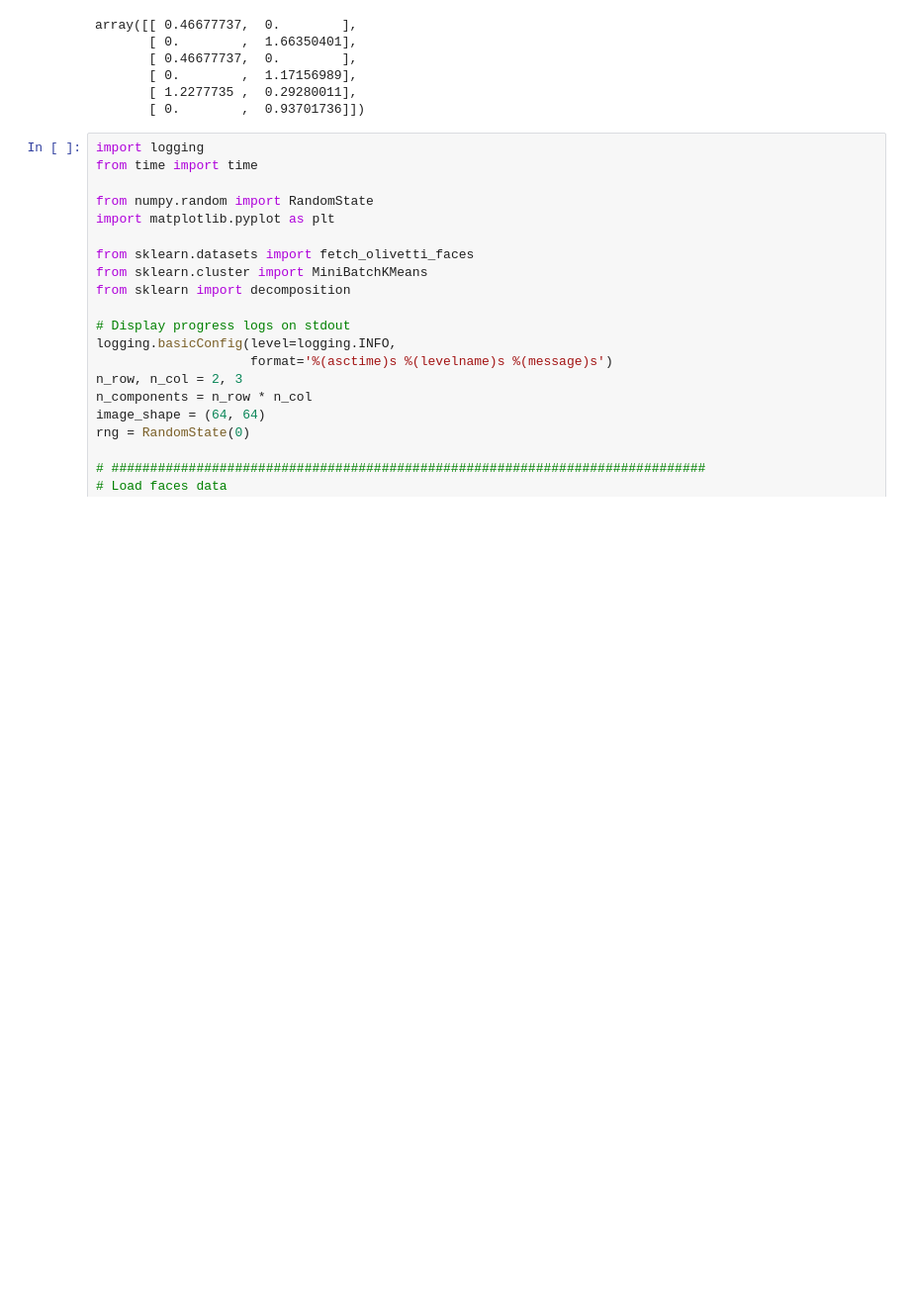
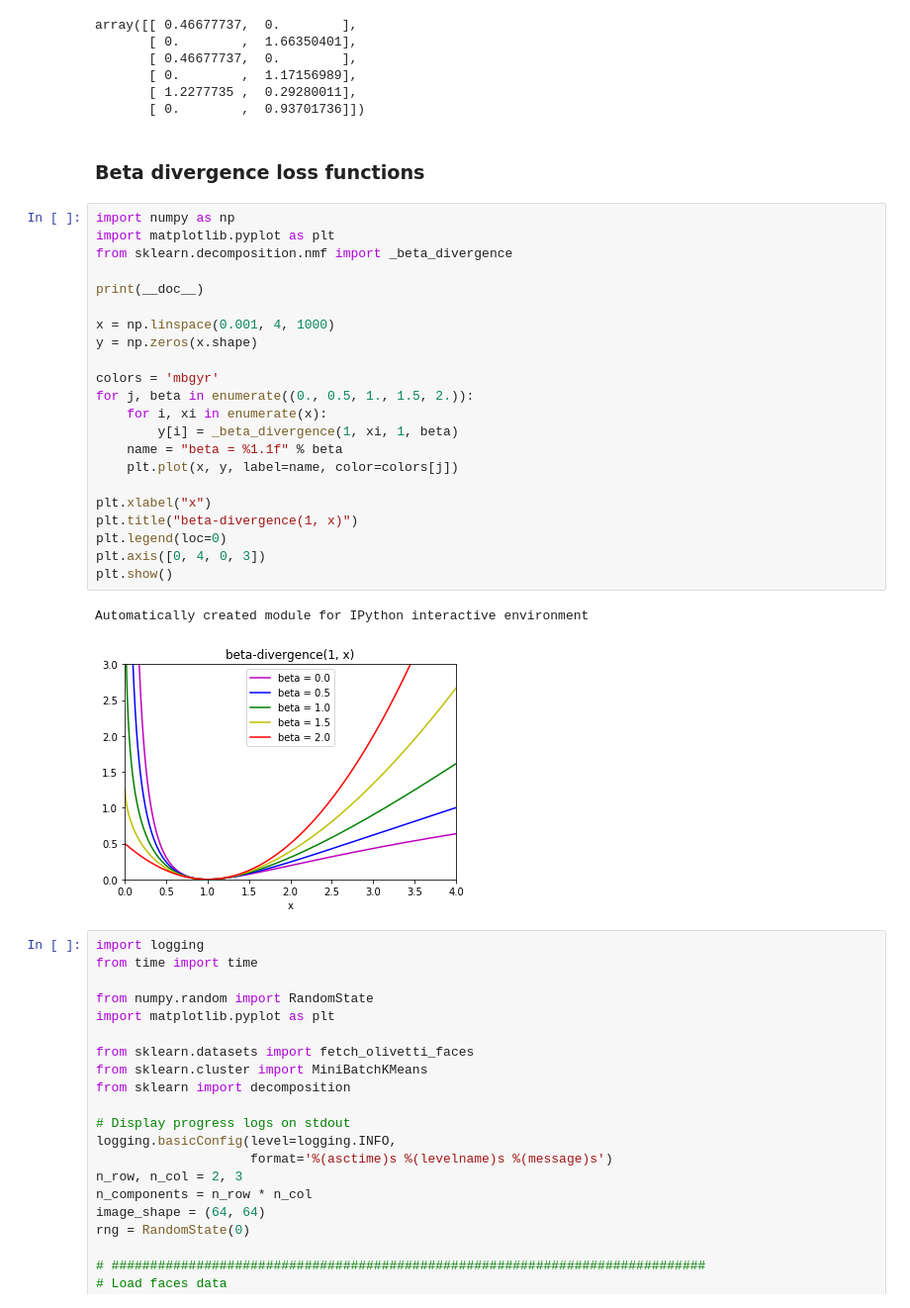
Before and after one commit to anvaribs/SDS385, a Jupyter notebook: final_project/Playground_NMF.ipynb, the cells around one changed output. Shown at 99% size. Cells and saved outputs as stored; diff of their text form; blank space fills up the shorter version.

Commit message:
add different beta-divergence loss functions

```diff
--- a/final_project/Playground_NMF.ipynb
+++ b/final_project/Playground_NMF.ipynb
@@ -27,6 +27,33 @@ array([[ 0.46677737,  0.        ],
        [ 0.        ,  1.17156989],
        [ 1.2277735 ,  0.29280011],
        [ 0.        ,  0.93701736]])
+# %% [markdown]
+### Beta divergence loss functions
+# %%
+import numpy as np
+import matplotlib.pyplot as plt
+from sklearn.decomposition.nmf import _beta_divergence
+
+print(__doc__)
+
+x = np.linspace(0.001, 4, 1000)
+y = np.zeros(x.shape)
+
+colors = 'mbgyr'
+for j, beta in enumerate((0., 0.5, 1., 1.5, 2.)):
+    for i, xi in enumerate(x):
+        y[i] = _beta_divergence(1, xi, 1, beta)
+    name = "beta = %1.1f" % beta
+    plt.plot(x, y, label=name, color=colors[j])
+
+plt.xlabel("x")
+plt.title("beta-divergence(1, x)")
+plt.legend(loc=0)
+plt.axis([0, 4, 0, 3])
+plt.show()
+# %% [output]
+Automatically created module for IPython interactive environment
+[figure, added]
 # %%
 import logging
 from time import time
```
Also changed, not shown: parts of 1 cell of this notebook.
